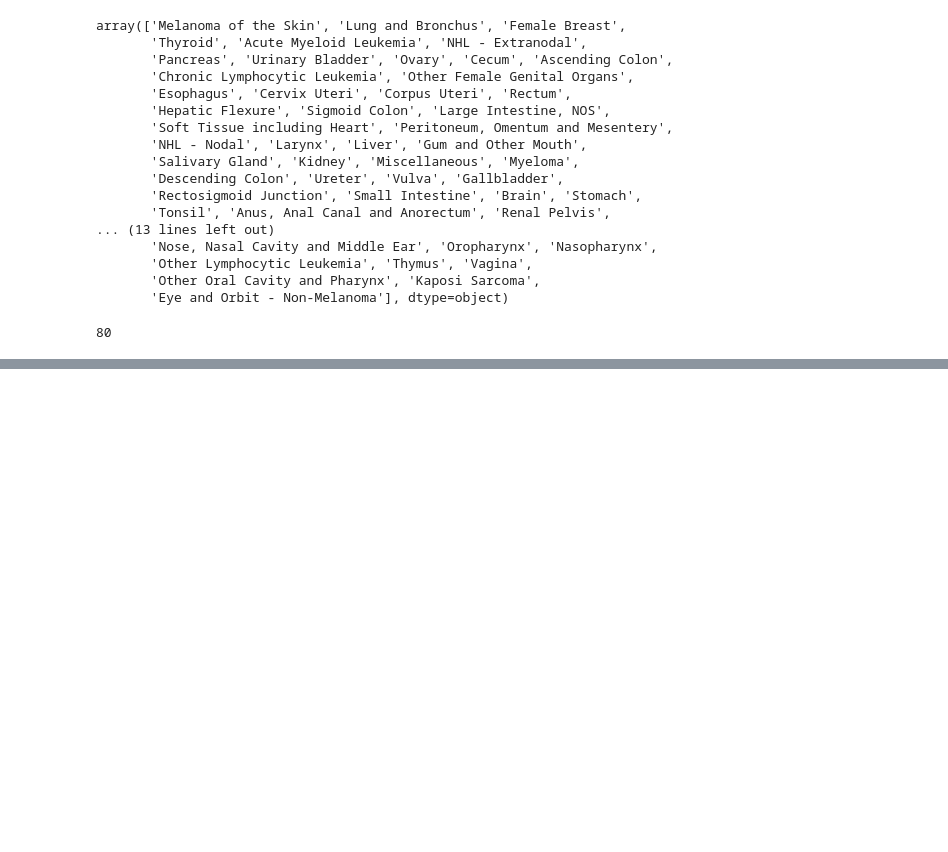
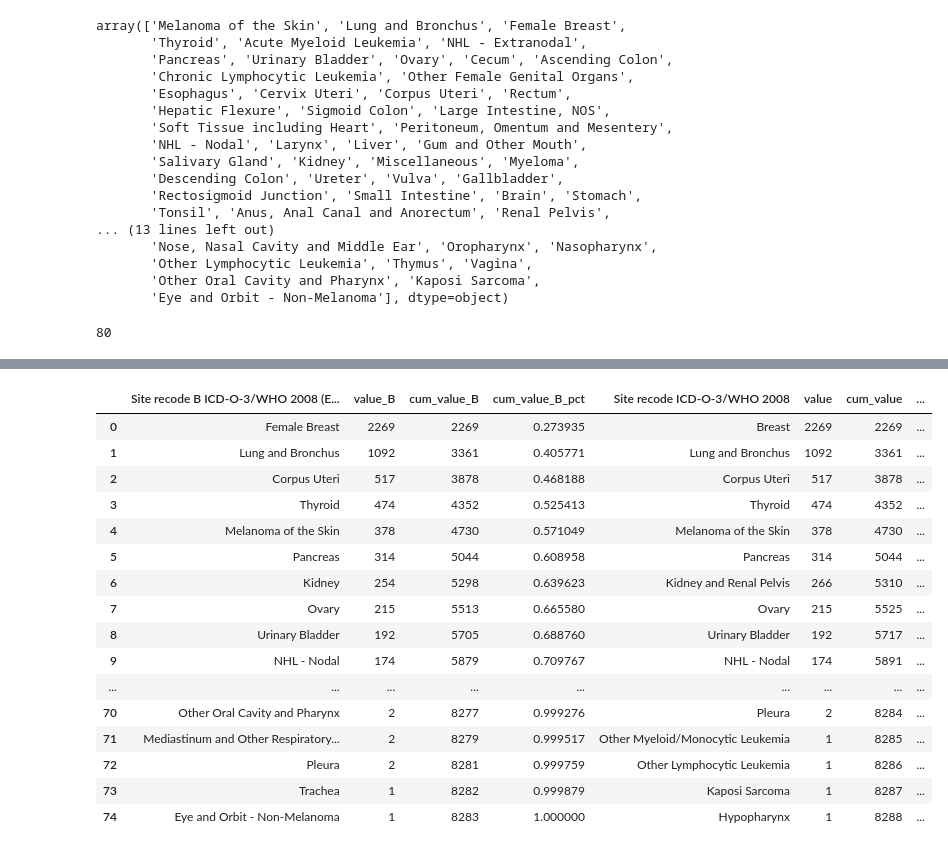
Before and after one commit to dearfad/mmhelper, a Jupyter notebook: project/qx/qx.ipynb, the cells around one changed output, grey strips where cells are left out. Cells and saved outputs as stored; diff of their text form; code cells hidden in the pictures; blank space fills up the shorter version.

```diff
--- a/project/qx/qx.ipynb
+++ b/project/qx/qx.ipynb
@@ -13,10 +13,13 @@
 # mpdata = pd.read_excel('MP.xlsx')
 # mpdata.to_pickle('MP.pkl')
 # %%
+import numpy as np
 import pandas as pd
 import matplotlib.pyplot as plt
 import seaborn as sns
 from scipy import stats
+
+pd.set_option('display.max_rows', 80)
 # %% [markdown]
 ## 1. 读取数据
 # %%
@@ -343,0 +380,34 @@ dtype: int64
+# %%
+site_with_b = mpdata[mpdata['Record number recode']==2].groupby('Site recode B ICD-O-3/WHO 2008 (Event Variable)').size().sort_values(ascending=False)
+site_without_b = mpdata[mpdata['Record number recode']==2].groupby('Site recode ICD-O-3/WHO 2008').size().sort_values(ascending=False)
+# %%
+sitedata = pd.DataFrame()
+sitedata['Site recode B ICD-O-3/WHO 2008 (Event Variable)'] = site_with_b.index[0:75]
+sitedata['value_B'] = site_with_b.values[0:75]
+sitedata['cum_value_B'] = sitedata['value_B'].cumsum()
+sitedata['cum_value_B_pct'] = sitedata['cum_value_B']/sitedata['value_B'].sum()
+
+sitedata['Site recode ICD-O-3/WHO 2008'] = site_without_b.index
+sitedata['value'] = site_without_b.values
+sitedata['cum_value'] = sitedata['value'].cumsum()
+sitedata['cum_value_pct'] = sitedata['cum_value']/sitedata['value'].sum()
+# %%
+sitedata.style.bar(subset=['value_B', 'value'], color='green')
+# %% [output]
+|  | Site recode B ICD-O-3/WHO 2008 (E... | value_B | cum_value_B | cum_value_B_pct | Site recode ICD-O-3/WHO 2008 | value | cum_value | ... |
+| 0 | Female Breast | 2269 | 2269 | 0.273935 | Breast | 2269 | 2269 | ... |
+| 1 | Lung and Bronchus | 1092 | 3361 | 0.405771 | Lung and Bronchus | 1092 | 3361 | ... |
+| 2 | Corpus Uteri | 517 | 3878 | 0.468188 | Corpus Uteri | 517 | 3878 | ... |
+| 3 | Thyroid | 474 | 4352 | 0.525413 | Thyroid | 474 | 4352 | ... |
+| 4 | Melanoma of the Skin | 378 | 4730 | 0.571049 | Melanoma of the Skin | 378 | 4730 | ... |
+| 5 | Pancreas | 314 | 5044 | 0.608958 | Pancreas | 314 | 5044 | ... |
+| 6 | Kidney | 254 | 5298 | 0.639623 | Kidney and Renal Pelvis | 266 | 5310 | ... |
+| 7 | Ovary | 215 | 5513 | 0.665580 | Ovary | 215 | 5525 | ... |
+| 8 | Urinary Bladder | 192 | 5705 | 0.688760 | Urinary Bladder | 192 | 5717 | ... |
+| 9 | NHL - Nodal | 174 | 5879 | 0.709767 | NHL - Nodal | 174 | 5891 | ... |
+| ... | ... | ... | ... | ... | ... | ... | ... | ... |
+| 70 | Other Oral Cavity and Pharynx | 2 | 8277 | 0.999276 | Pleura | 2 | 8284 | ... |
+| 71 | Mediastinum and Other Respiratory... | 2 | 8279 | 0.999517 | Other Myeloid/Monocytic Leukemia | 1 | 8285 | ... |
+| 72 | Pleura | 2 | 8281 | 0.999759 | Other Lymphocytic Leukemia | 1 | 8286 | ... |
+| 73 | Trachea | 1 | 8282 | 0.999879 | Kaposi Sarcoma | 1 | 8287 | ... |
+| 74 | Eye and Orbit - Non-Melanoma | 1 | 8283 | 1.000000 | Hypopharynx | 1 | 8288 | ... |
```
Also changed, not shown: parts of 19 cells of this notebook.
